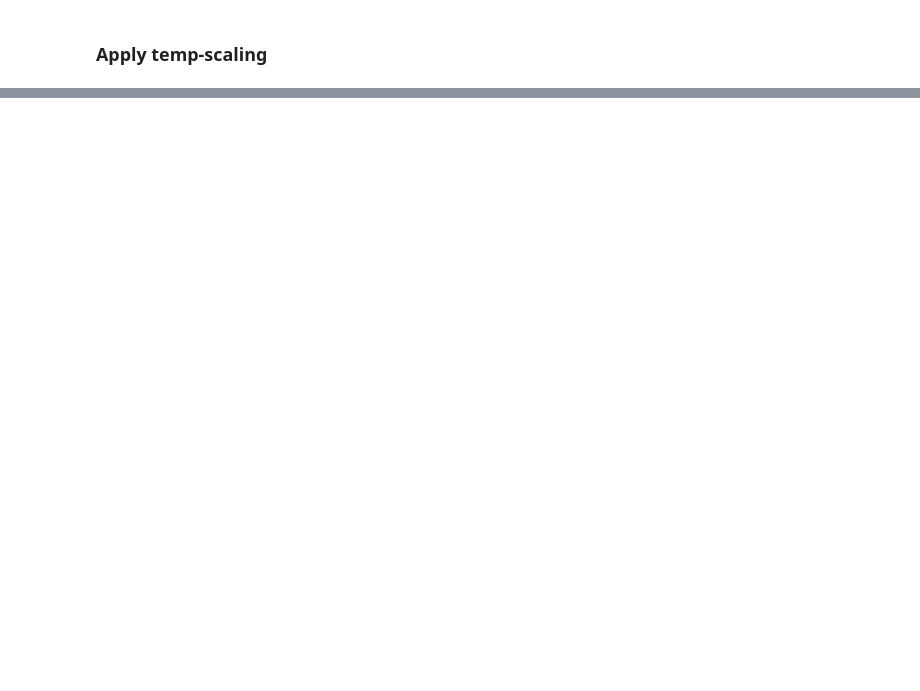
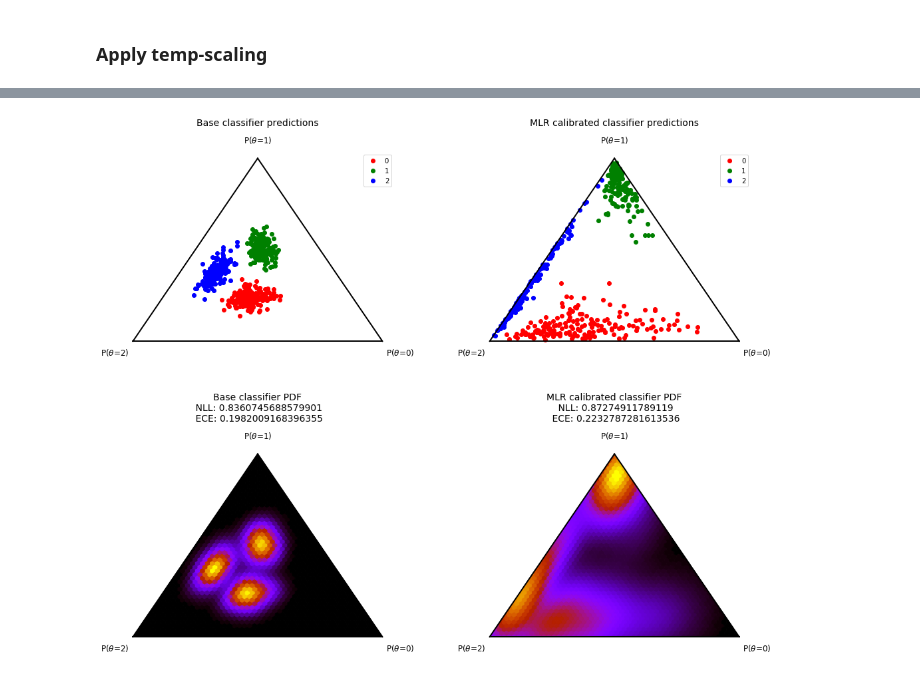
Before and after one commit to SergioAlvarezB/calibration-normalizing-flows, a Jupyter notebook: notebooks/visualizing-prob-transformations.ipynb, the cells around one changed output, grey strips where cells are left out. Saved outputs shown, nothing was run; the diff lists cells and outputs as text; code cells hidden in the pictures; blank space fills up the shorter version.

```diff
--- a/notebooks/visualizing-prob-transformations.ipynb
+++ b/notebooks/visualizing-prob-transformations.ipynb
@@ -180,0 +184,9 @@ plt.show()
+# %%
+mlr_cal = MLRCalibrator(snt_logits, target)
+
+mlr_snt_probs = mlr_cal.predict(snt_logits)
+
+nll_before = neg_log_likelihood(snt_probs, target)
+ece_before = expected_calibration_error(snt_probs, target)
+nll_after = neg_log_likelihood(mlr_snt_probs, target)
+ece_after = expected_calibration_error(mlr_snt_probs, target)
@@ -180,0 +211,13 @@ plt.show()
+# %%
+fig, ax_arr = plt.subplots(2, 2, figsize=(17, 14), gridspec_kw={'hspace': 0.4, 'wspace': 0.3})
+ax_arr[0, 0] = plot_prob_simplex(snt_probs, target=target, ax=ax_arr[0, 0],
+                                 title='Base classifier predictions', fontsize=12);
+ax_arr[0, 1] = plot_prob_simplex(adj_snt_probs, target=target, ax=ax_arr[0, 1],
+                                 title='MLR calibrated classifier predictions', fontsize=12);
+ax_arr[1, 0] = plot_pdf_simplex(snt_probs, ax=ax_arr[1, 0],
+                                title='Base classifier PDF\n NLL: {}\n ECE: {}'.format(nll_before, ece_before), fontsize=12);
+ax_arr[1, 1] = plot_pdf_simplex(adj_snt_probs, ax=ax_arr[1, 1],
+                                title='MLR calibrated classifier PDF\n NLL: {}\n ECE: {}'.format(nll_after, ece_after), fontsize=12);
+plt.show()
+# %% [output]
+[figure, added]
```
Also changed, not shown: parts of 12 cells of this notebook.
